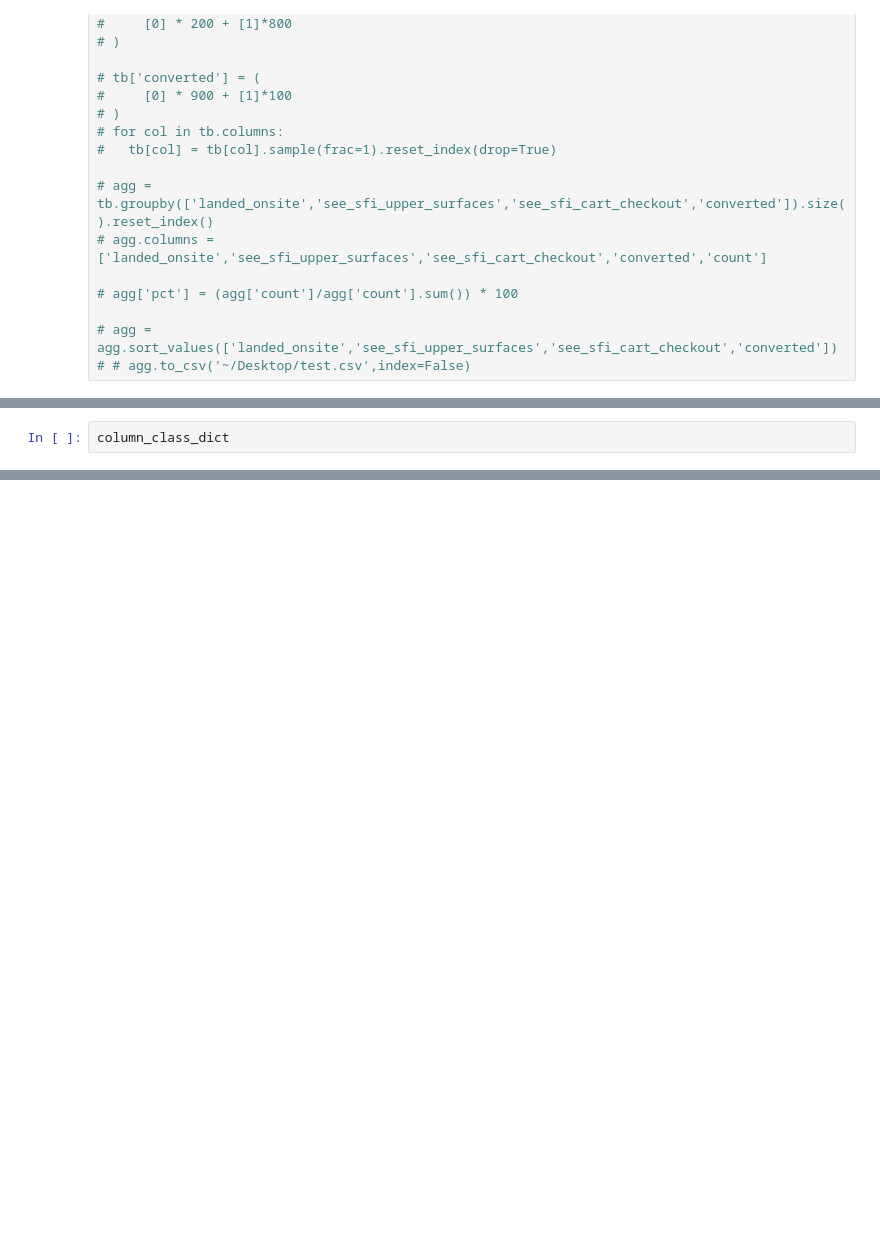
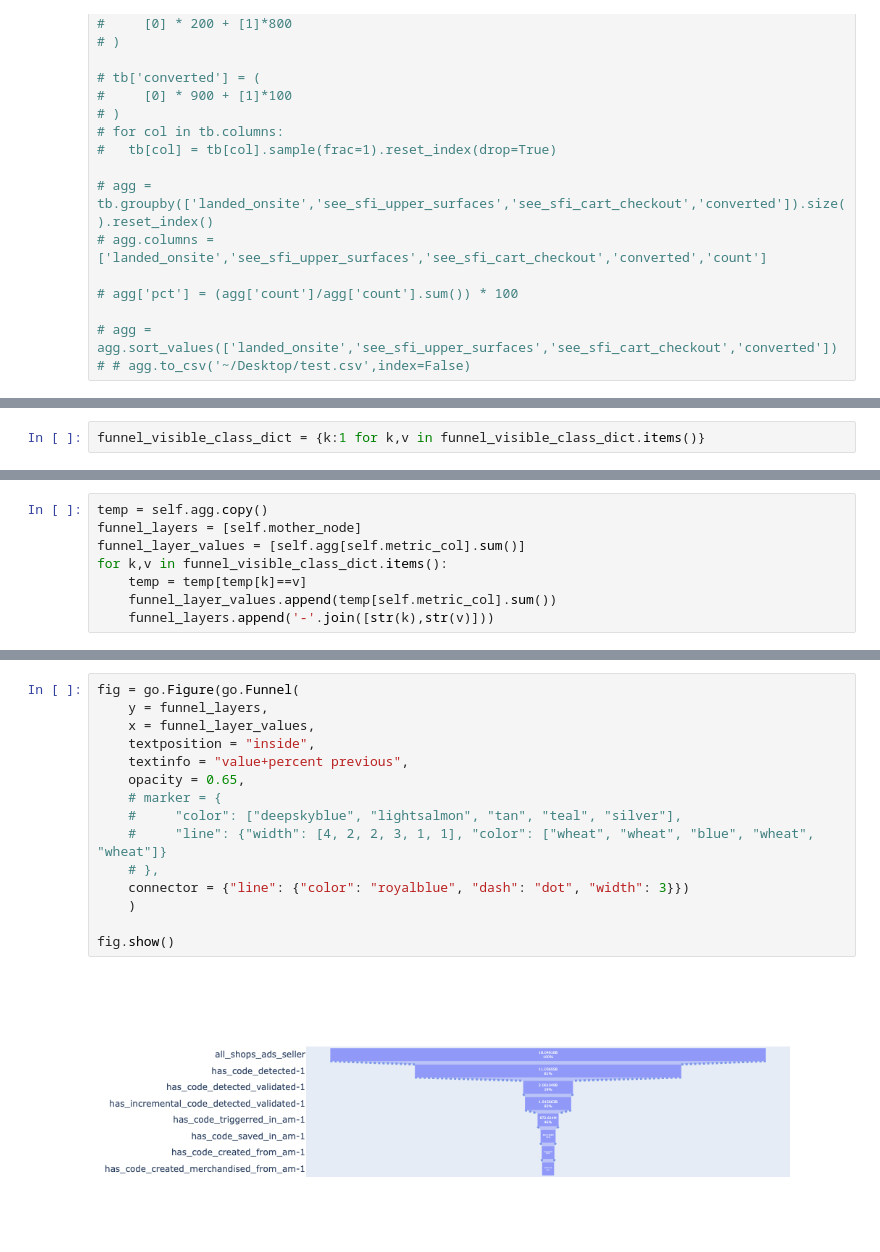
Before and after one commit to ALaughingHorse/AutoSankey, a Jupyter notebook: Playground-Funnel.ipynb, the cells around one changed output, grey strips where cells are left out. Cells and saved outputs as stored; diff of their text form; blank space fills up the shorter version.

```diff
--- a/Playground-Funnel.ipynb
+++ b/Playground-Funnel.ipynb
@@ -106,3 +102,3 @@ column_class_dict = {
 }
 # %%
-column_class_dict
+funnel_visible_class_dict = {k:1 for k,v in funnel_visible_class_dict.items()}
@@ -120,0 +117,8 @@ SyntaxError: invalid syntax (732694281.py, line 1)
+# %%
+temp = self.agg.copy()
+funnel_layers = [self.mother_node]
+funnel_layer_values = [self.agg[self.metric_col].sum()]
+for k,v in funnel_visible_class_dict.items():
+    temp = temp[temp[k]==v]
+    funnel_layer_values.append(temp[self.metric_col].sum())
+    funnel_layers.append('-'.join([str(k),str(v)]))
@@ -120,0 +147,17 @@ SyntaxError: invalid syntax (732694281.py, line 1)
+# %%
+fig = go.Figure(go.Funnel(
+    y = funnel_layers,
+    x = funnel_layer_values,
+    textposition = "inside",
+    textinfo = "value+percent previous",
+    opacity = 0.65,
+    # marker = {
+    #     "color": ["deepskyblue", "lightsalmon", "tan", "teal", "silver"],
+    #     "line": {"width": [4, 2, 2, 3, 1, 1], "color": ["wheat", "wheat", "blue", "wheat", "wheat"]}
+    # },
+    connector = {"line": {"color": "royalblue", "dash": "dot", "width": 3}})
+    )
+
+fig.show()
+# %% [output]
+[figure, added]
```
Also changed, not shown: parts of 12 cells of this notebook, 2 other files.
